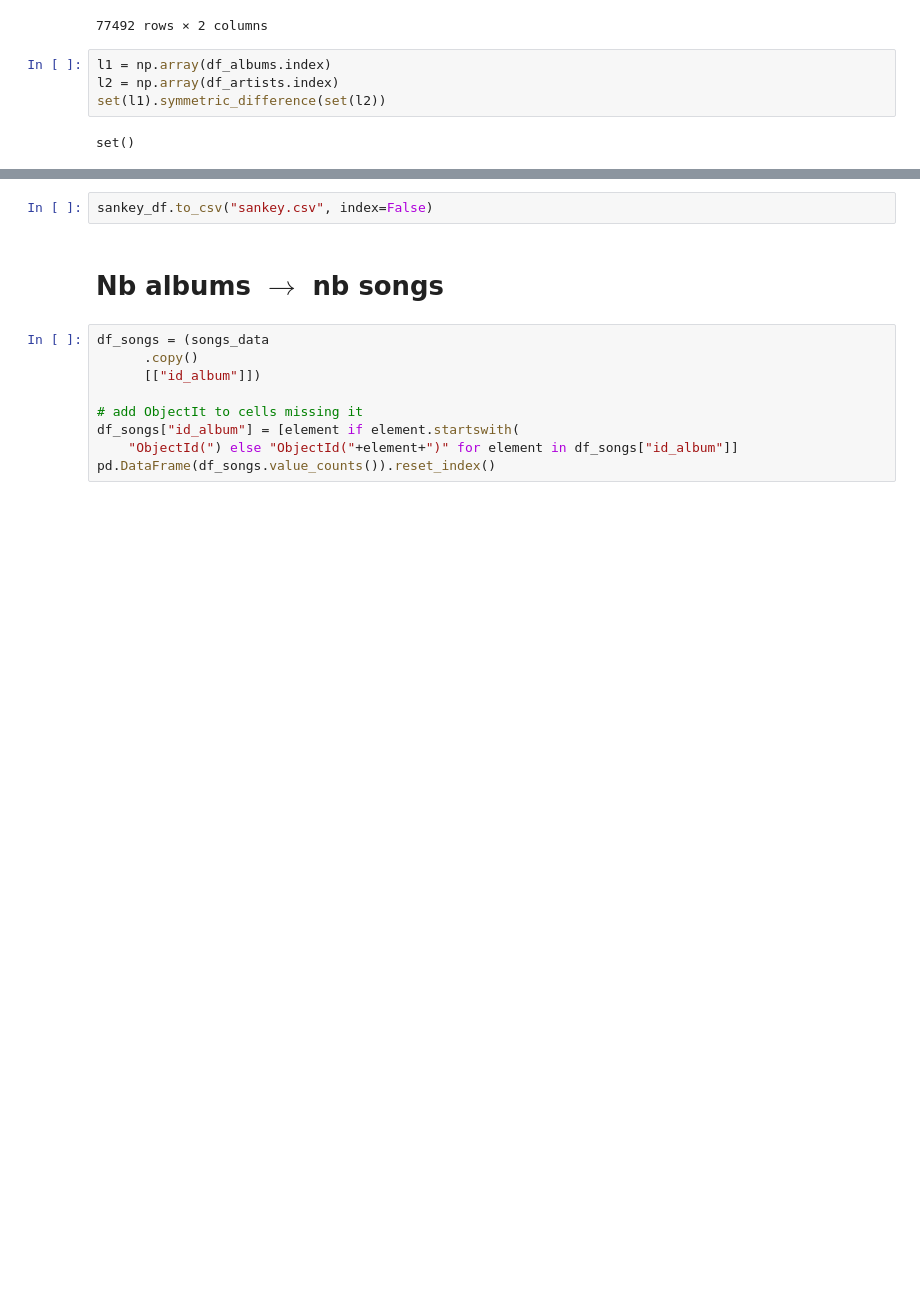
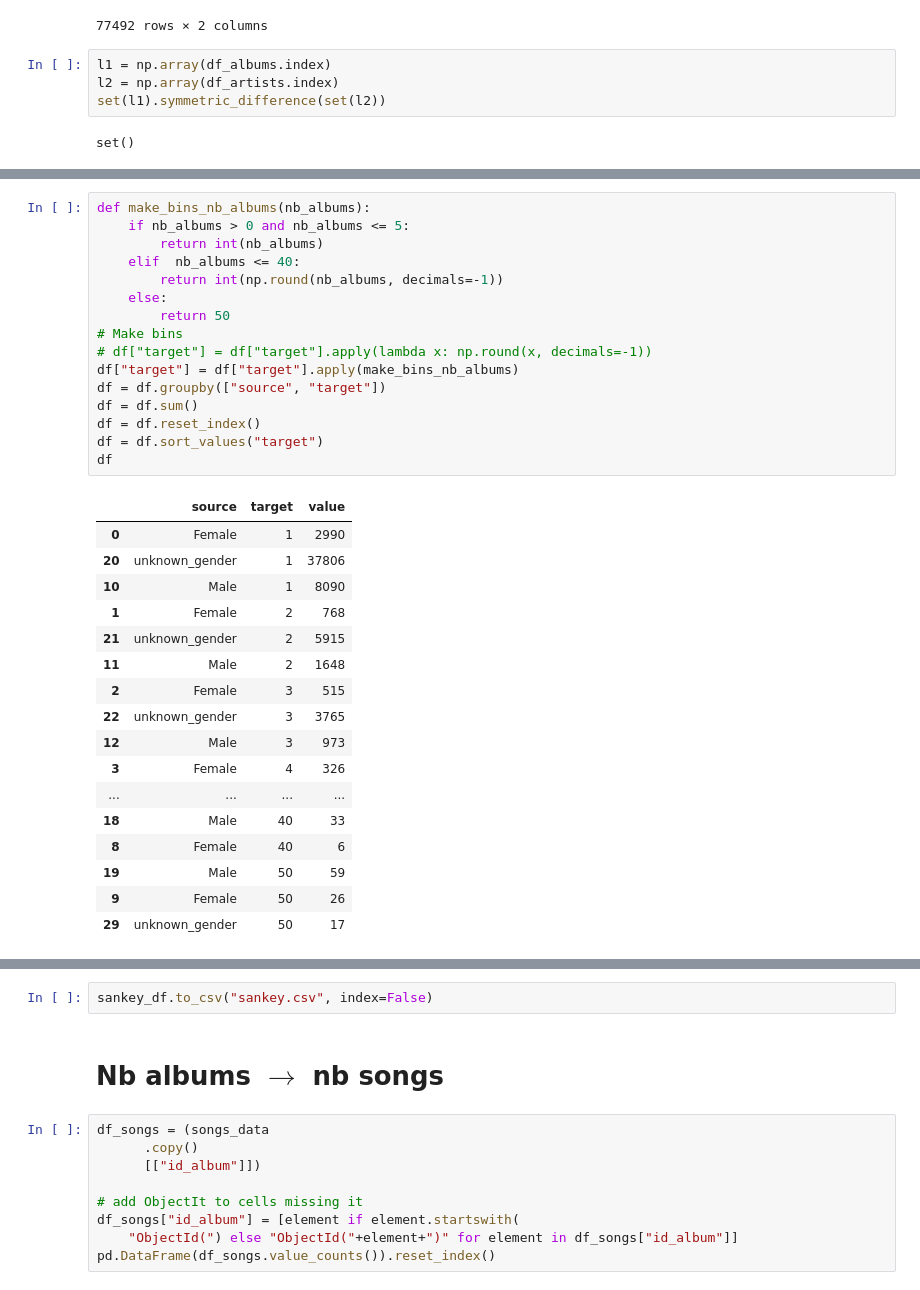
Before and after one commit to jorislimonier/collab-viz, a Jupyter notebook: joris/data_preprocessing.ipynb, the cells around one changed output, grey strips where cells are left out. Saved outputs shown, nothing was run; the diff lists cells and outputs as text; blank space fills up the shorter version.

```diff
--- a/joris/data_preprocessing.ipynb
+++ b/joris/data_preprocessing.ipynb
@@ -198,2 +238,36 @@ df
+# %%
+def make_bins_nb_albums(nb_albums):
+    if nb_albums > 0 and nb_albums <= 5:
+        return int(nb_albums)
+    elif  nb_albums <= 40:
+        return int(np.round(nb_albums, decimals=-1))
+    else:
+        return 50
+# Make bins
+# df["target"] = df["target"].apply(lambda x: np.round(x, decimals=-1))
+df["target"] = df["target"].apply(make_bins_nb_albums)
+df = df.groupby(["source", "target"])
+df = df.sum()
+df = df.reset_index()
+df = df.sort_values("target")
+df
+# %% [output]
+|  | source | target | value |
+| 0 | Female | 1 | 2990 |
+| 20 | unknown_gender | 1 | 37806 |
+| 10 | Male | 1 | 8090 |
+| 1 | Female | 2 | 768 |
+| 21 | unknown_gender | 2 | 5915 |
+| 11 | Male | 2 | 1648 |
+| 2 | Female | 3 | 515 |
+| 22 | unknown_gender | 3 | 3765 |
+| 12 | Male | 3 | 973 |
+| 3 | Female | 4 | 326 |
+| ... | ... | ... | ... |
+| 18 | Male | 40 | 33 |
+| 8 | Female | 40 | 6 |
+| 19 | Male | 50 | 59 |
+| 9 | Female | 50 | 26 |
+| 29 | unknown_gender | 50 | 17 |
 # %%
 sankey_df = sankey_df.append(df)
```
Also changed, not shown: parts of 8 cells of this notebook, 1 other file.
